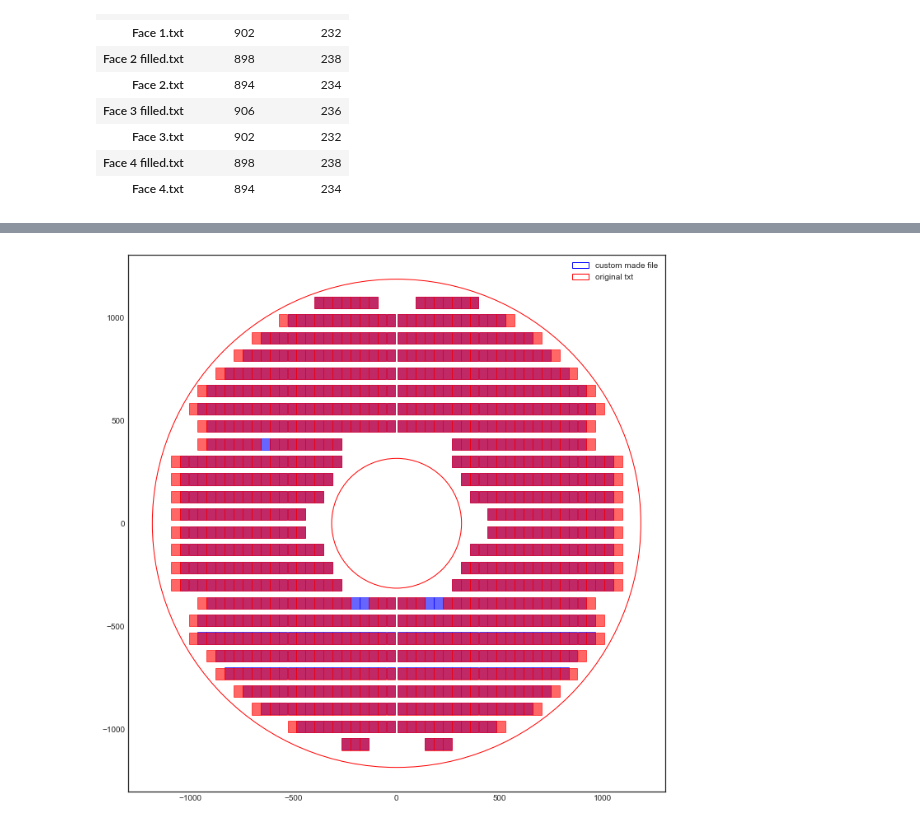
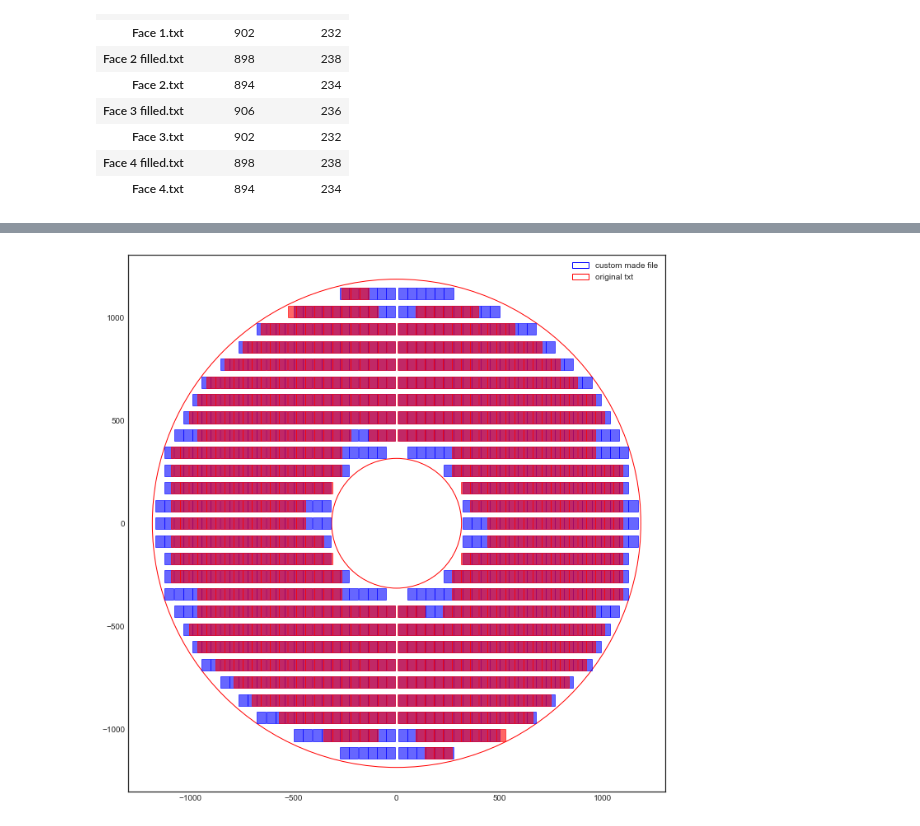
Before and after one commit to yashmehra028/ETL-Copy, a Jupyter notebook: new_task.ipynb, the cells around one changed output, grey strips where cells are left out. Saved outputs shown, nothing was run; the diff lists cells and outputs as text; code cells hidden in the pictures.

```diff
--- a/new_task.ipynb
+++ b/new_task.ipynb
@@ -247,18 +225,21 @@ len(centers)
+# %%
+centers2 = make_txt2((top2[0]-1.15,top2[1]),mod_size_x=44.25)
+# centers2 = make_txt2(top2)
 # %%
 df = pd.read_csv('data/Face 1.txt', sep='\t')
 
 coordinates_txt = list(zip(df['X'],df['Y']))
 coordinates_txt.sort(key=lambda x:[x[1],x[0]],reverse=True)
-centers.sort(key=lambda x:[x[1],x[0]],reverse=True)
+centers2.sort(key=lambda x:[x[1],x[0]],reverse=True)
 
 int_y = [i for i in sorted(list(set([i[1] for i in coordinates_txt])), reverse=True)]
-int_y2 = [i for i in sorted(list(set([i[1] for i in centers])), reverse=True)]
+int_y2 = [i for i in sorted(list(set([i[1] for i in centers2])), reverse=True)]
 
 output = []
 
 for i in range(len(int_y)):
     coors_txt_filt = list(filter(lambda x:x[1]==int_y[i] and x[0]<0,coordinates_txt))
-    centers_filt = list(filter(lambda x:x[1]==int_y2[i] and x[0]<0,centers))
+    centers_filt = list(filter(lambda x:x[1]==int_y2[i] and x[0]<0,centers2))
     x_lhs = coors_txt_filt[-1][0]
     x_rhs = coors_txt_filt[0][0]
     centers_filt_2 = list(filter(lambda x:x[0] <= x_rhs and x[0] >= x_lhs,centers_filt))
@@ -273,34 +275,34 @@ output.sort(key=lambda x:[x[1],x[0]],reverse=True)
 # %%
 plt.rcParams['figure.figsize'] = [12, 12]
 
 inner = plt.Circle((0, 0), 315,fill=None, edgecolor='r')
 outer = plt.Circle((0, 0), 1185,fill=None, edgecolor='r')
 
 plt.gca().add_patch(inner)
 plt.gca().add_patch(outer)
 
 
-for x1,y1 in output:
-    m = Module(height=43.1,width=56.5,x=x1,y=y1)
-    plt.gca().add_patch(m.getPolygon2())
+for x1,y1 in centers2:
+    m = Module(height=44.25,width=56.5,x=x1,y=y1)
+    plt.gca().add_patch(m.getPolygon2(color='blue'))
 
-# for x1,y1 in centers:
-#     m = Module(height=43.1,width=56.5,x=x1,y=y1)
-#     plt.gca().add_patch(m.getPolygon2(color='green'))
+# for x1,y1 in output:
+#     m = Module(height=44.25,width=56.5,x=x1,y=y1)
+#     plt.gca().add_patch(m.getPolygon2())
 
-df = pd.read_csv('data/Face 1.txt',sep='\t')
+df = pd.read_csv('data/Face 2.txt',sep='\t')
 df = df.loc[df['Module '] != 754]
 for x1,y1 in zip(df['X'],df['Y']):
     x1,y1 = float(x1),float(y1)
     m = Module(height=43.1,width=56.5,x=x1,y=y1)
     plt.gca().add_patch(m.getPolygon2(color='red'))
 
 
 plt.legend(['custom made file', 'original txt'])
 plt.gca().get_legend().legendHandles[0].set_color('blue')
 
 plt.axis('scaled')
-# plt.savefig('./miscallaneous plots/overlap_custom_back')
+# plt.savefig('./new_configs/overlap_1_with_original')
 plt.show()
 # %% [output]
-[figure, old version]
+[figure, new version]
```
Also changed, not shown: parts of 17 cells of this notebook, 11 other files.
